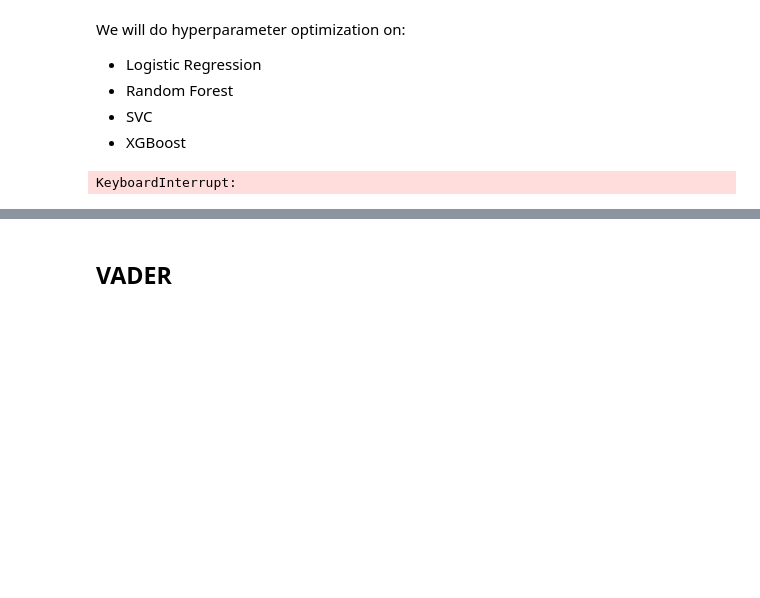
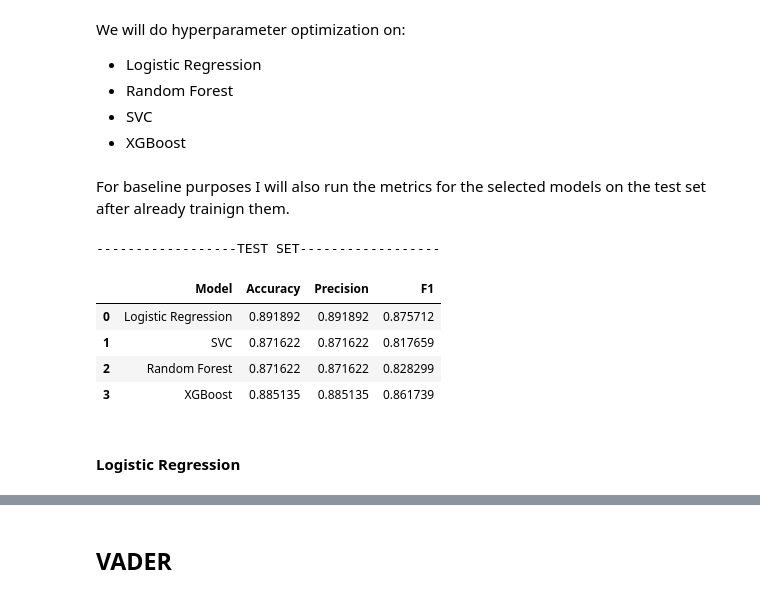
Before and after one commit to DavidAlexanderMoe/Sentiment-Analysis-and-Web-Scraping, a Jupyter notebook: Scripts/Analysis/4. Model Selection and Evaluation.ipynb, the cells around one changed output, grey strips where cells are left out. Saved outputs shown, nothing was run; the diff lists cells and outputs as text; code cells hidden in the pictures; blank space fills up the shorter version.

```diff
--- a/Scripts/Analysis/4. Model Selection and Evaluation.ipynb
+++ b/Scripts/Analysis/4. Model Selection and Evaluation.ipynb
@@ -131,9 +108,0 @@ df_results
-# %%
-for i, model in enumerate(crossval_models):
-    model.fit(X_train, y_train)
-    y_pred = model.predict(X_test)
-    print(f'Accuracy of {crossval_dict[i]} classifier on test set: {round(model.score(X_test, y_test),2)}')
-
-    cm = confusion_matrix(y_test, y_pred)
-    print("Classification Report:\n",classification_report(y_test, y_pred))
-    print("\n")
@@ -188,9 +122,0 @@ from hyperopt import STATUS_OK, Trials, fmin, hp, tpe
-# %%
-param_grid = {'C': np.logspace(-4, 4, 50),
-             'penalty':['l1', 'l2']}
-clf = GridSearchCV(LogisticRegression(random_state=0), param_grid,cv=5, verbose=0,n_jobs=-1)
-best_model = clf.fit(X_train,y_train)
-print(best_model.best_estimator_)
-print("The mean accuracy of the model is:",best_model.score(X_test,y_test))
-# %% [output]
-KeyboardInterrupt:
@@ -199,0 +167,22 @@ KeyboardInterrupt:
+# %% [markdown]
+For baseline purposes I will also run the metrics for the selected models on the test set after already trainign them.
+# %%
+print('------------------TEST SET------------------')
+results = []
+for i, model in enumerate(crossval_models):
+    accuracy = model.score(X_test, y_test)
+    precision = precision_score(y_test, model.predict(X_test), average="micro")
+    f1 = f1_score(y_test, model.predict(X_test), average="weighted")
+    if crossval_dict[i] in ['Logistic Regression', 'SVC', 'Random Forest', 'XGBoost']:
+        results.append({'Model': crossval_dict[i], 'Accuracy': accuracy, 'Precision': precision, 'F1': f1})
+df_results = pd.DataFrame(results)
+df_results
+# %% [output]
+------------------TEST SET------------------
+|  | Model | Accuracy | Precision | F1 |
+| 0 | Logistic Regression | 0.891892 | 0.891892 | 0.875712 |
+| 1 | SVC | 0.871622 | 0.871622 | 0.817659 |
+| 2 | Random Forest | 0.871622 | 0.871622 | 0.828299 |
+| 3 | XGBoost | 0.885135 | 0.885135 | 0.861739 |
+# %% [markdown]
+#### Logistic Regression
```
Also changed, not shown: parts of 32 cells of this notebook.
